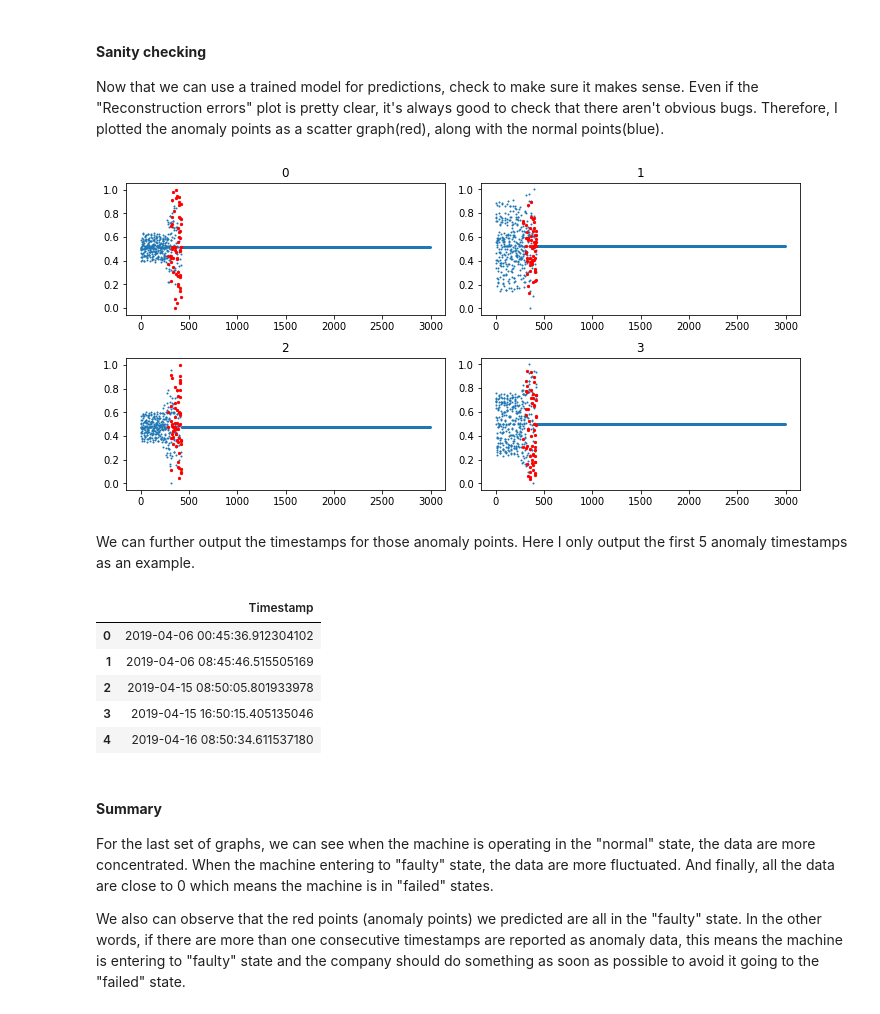
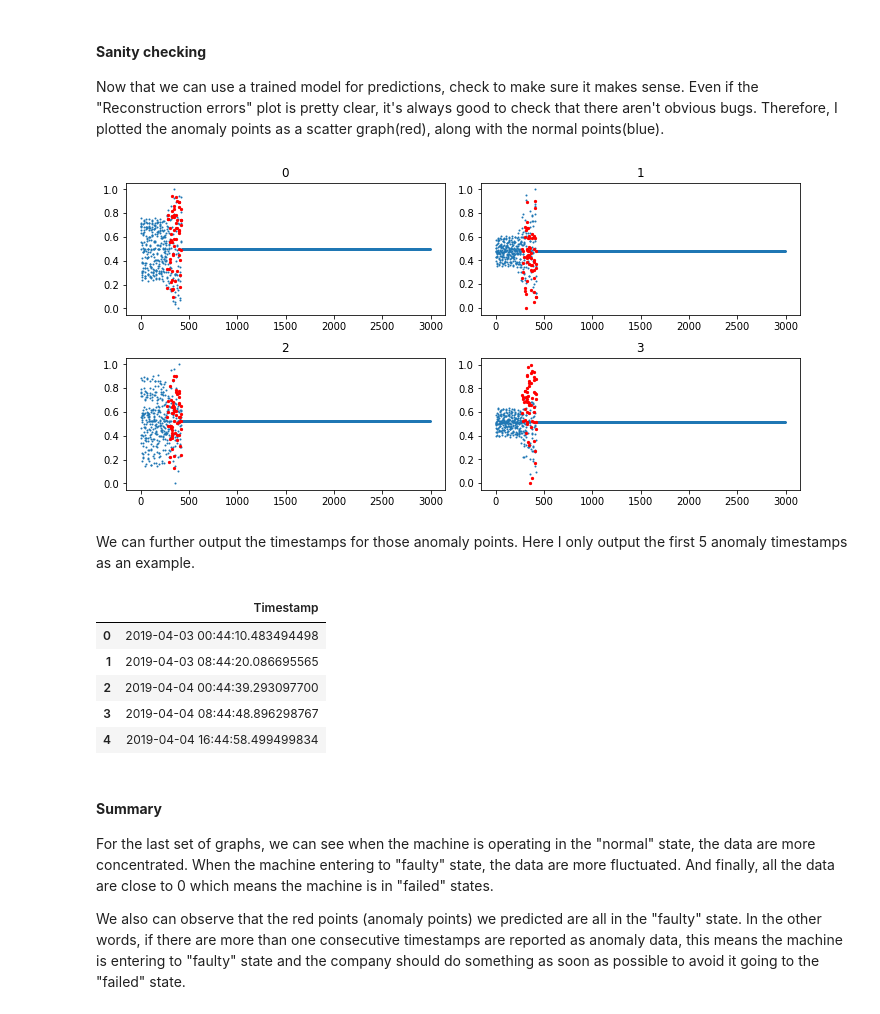
Before and after one commit to linlcc/AnomalyDetection, a Jupyter notebook: Data_science_exercise.ipynb, the cells around one changed output. Drawn from its saved outputs; the diff is of its cells as text; code cells hidden in the pictures.

```diff
--- a/Data_science_exercise.ipynb
+++ b/Data_science_exercise.ipynb
@@ -363,37 +363,37 @@ Now that we can use a trained model for predictions, check to make sure it makes
 # %%
 anomaly_idx = np.where(scores > threshold)
 normal_idx = np.where(scores <= threshold)
 
 fig,axs=plt.subplots(2,2,figsize=(10,5))
-axs[0,0].scatter(normal_idx, reframed1.values[normal_idx][:, -1], s=1)
-axs[0,0].scatter(anomaly_idx, reframed1.values[anomaly_idx][:, -1], c='r', s=5)
+axs[0,0].scatter(normal_idx, reframed1.values[normal_idx][:, -4], s=1)
+axs[0,0].scatter(anomaly_idx, reframed1.values[anomaly_idx][:, -4], c='r', s=5)
 axs[0,0].set_title("0")
-axs[0,1].scatter(normal_idx, reframed1.values[normal_idx][:, -2], s=1)
-axs[0,1].scatter(anomaly_idx, reframed1.values[anomaly_idx][:, -2], c='r', s=5)
+axs[0,1].scatter(normal_idx, reframed1.values[normal_idx][:, -3], s=1)
+axs[0,1].scatter(anomaly_idx, reframed1.values[anomaly_idx][:, -3], c='r', s=5)
 axs[0,1].set_title("1")
-axs[1,0].scatter(normal_idx, reframed1.values[normal_idx][:, -3], s=1)
-axs[1,0].scatter(anomaly_idx, reframed1.values[anomaly_idx][:, -3], c='r', s=5)
+axs[1,0].scatter(normal_idx, reframed1.values[normal_idx][:, -2], s=1)
+axs[1,0].scatter(anomaly_idx, reframed1.values[anomaly_idx][:, -2], c='r', s=5)
 axs[1,0].set_title("2")
-axs[1,1].scatter(normal_idx, reframed1.values[normal_idx][:, -4], s=1)
-axs[1,1].scatter(anomaly_idx, reframed1.values[anomaly_idx][:, -4], c='r', s=5)
+axs[1,1].scatter(normal_idx, reframed1.values[normal_idx][:, -1], s=1)
+axs[1,1].scatter(anomaly_idx, reframed1.values[anomaly_idx][:, -1], c='r', s=5)
 axs[1,1].set_title("3")
 fig.tight_layout(pad=1.0)
 plt.show()
 # %% [output]
-[figure, old version]
+[figure, new version]
 # %% [markdown]
 We can further output the timestamps for those anomaly points. Here I only output the first 5 anomaly timestamps as an example.
 # %%
 # print(anomaly_idx)
 anomalytime=pd.DataFrame(data=temp.values[anomaly_idx][:, 0],columns=['Timestamp'])
-anomalytime.head()
+anomalytime.head(5)
 # %% [output]
 |  | Timestamp |
-| 0 | 2019-04-06 00:45:36.912304102 |
-| 1 | 2019-04-06 08:45:46.515505169 |
-| 2 | 2019-04-15 08:50:05.801933978 |
-| 3 | 2019-04-15 16:50:15.405135046 |
-| 4 | 2019-04-16 08:50:34.611537180 |
+| 0 | 2019-04-03 00:44:10.483494498 |
+| 1 | 2019-04-03 08:44:20.086695565 |
+| 2 | 2019-04-04 00:44:39.293097700 |
+| 3 | 2019-04-04 08:44:48.896298767 |
+| 4 | 2019-04-04 16:44:58.499499834 |
 # %% [markdown]
 #### **Summary**
 
```
Also changed, not shown: parts of 3 cells of this notebook.
